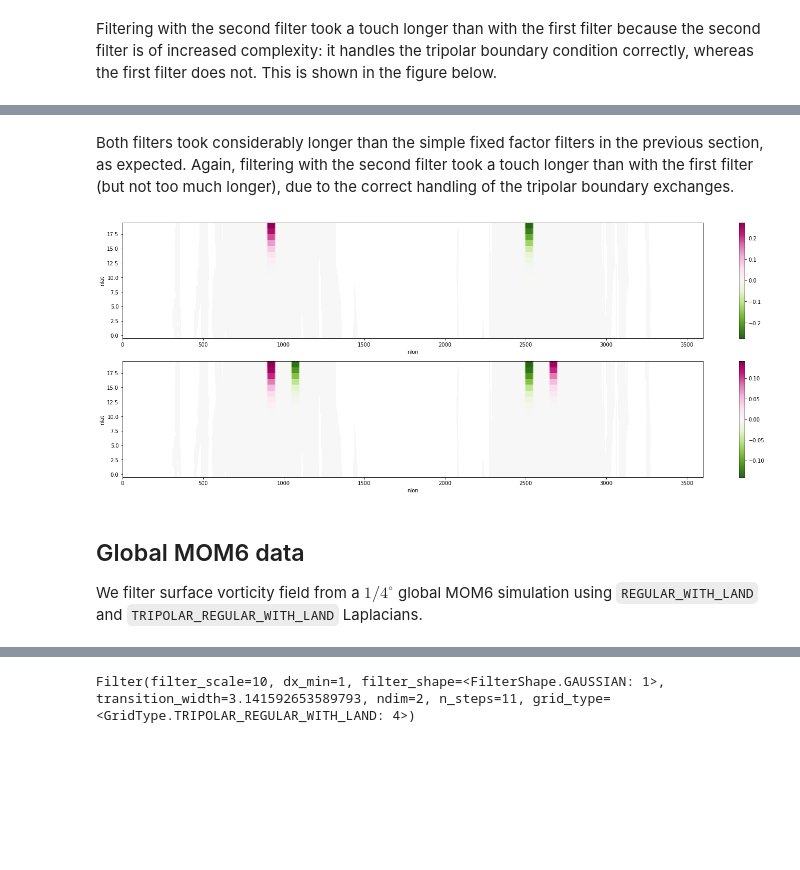
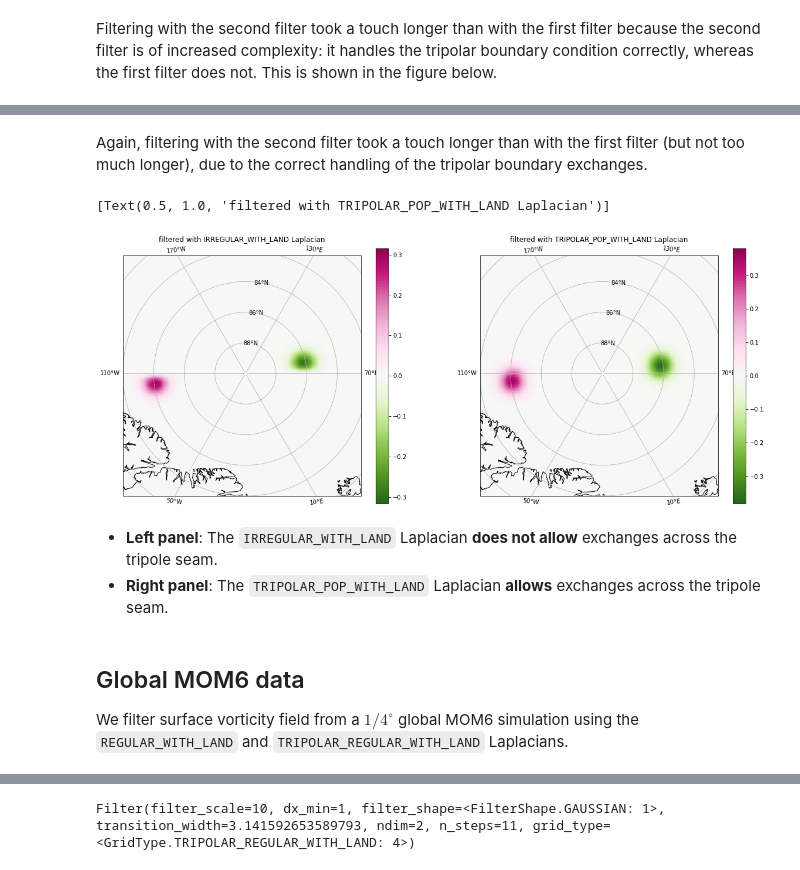
Before and after one commit to ocean-eddy-cpt/gcm-filters, a Jupyter notebook: docs/tutorial_tripole_grid.ipynb, the cells around one changed output, grey strips where cells are left out. Cells and saved outputs as stored; diff of their text form; code cells hidden in the pictures; blank space fills up the shorter version.

```diff
--- a/docs/tutorial_tripole_grid.ipynb
+++ b/docs/tutorial_tripole_grid.ipynb
@@ -218,13 +227,25 @@ Wall time: 37.3 s
 # %% [markdown]
-Both filters took considerably longer than the simple fixed factor filters in the previous section, as expected. Again, filtering with the second filter took a touch longer than with the first filter (but not too much longer), due to the correct handling of the tripolar boundary exchanges.
+Again, filtering with the second filter took a touch longer than with the first filter (but not too much longer), due to the correct handling of the tripolar boundary exchanges.
-# %%
-fig,axs = plt.subplots(2,1,figsize=(25,9))
-delta_filtered_regular_with_land.isel(nlat=yslice).plot(ax=axs[0], cmap='PiYG_r')
-delta_filtered_tripolar_regular_with_land.isel(nlat=yslice).plot(ax=axs[1], cmap='PiYG_r');
-# %% [output]
-[figure, removed]
+# %%
+fig,axs = plt.subplots(1,2,figsize=(20,8),subplot_kw={'projection':ccrs.NorthPolarStereo(central_longitude=-20.0)})
+delta_filtered_irregular_with_land.plot(ax=axs[0], x='TLONG', y='TLAT', cmap='PiYG_r', transform=ccrs.PlateCarree())
+delta_filtered_tripolar_pop_with_land.plot(ax=axs[1], x='TLONG', y='TLAT', cmap='PiYG_r', transform=ccrs.PlateCarree())
+for ax in axs.flatten():
+    ax.coastlines()
+    gl = ax.gridlines(draw_labels=True)
+    gl.xlocator = mticker.FixedLocator(np.arange(-170,180,60))
+    gl.ylocator = mticker.FixedLocator(np.arange(80,90,2))
+    ax.set_extent([-20, 340, 82, 90], ccrs.PlateCarree())
+axs[0].set(title='filtered with IRREGULAR_WITH_LAND Laplacian')
+axs[1].set(title='filtered with TRIPOLAR_POP_WITH_LAND Laplacian')
+# %% [output]
+[Text(0.5, 1.0, 'filtered with TRIPOLAR_POP_WITH_LAND Laplacian')]
+[figure, added]
+# %% [markdown]
+* **Left panel**: The `IRREGULAR_WITH_LAND` Laplacian **does not allow** exchanges across the tripole seam.
+* **Right panel**: The `TRIPOLAR_POP_WITH_LAND` Laplacian **allows** exchanges across the tripole seam.
 # %% [markdown]
 ## Global MOM6 data
 
-We filter surface vorticity field from a $1/4^{\circ}$ global MOM6 simulation using `REGULAR_WITH_LAND` and `TRIPOLAR_REGULAR_WITH_LAND` Laplacians.
+We filter surface vorticity field from a $1/4^{\circ}$ global MOM6 simulation using the `REGULAR_WITH_LAND` and `TRIPOLAR_REGULAR_WITH_LAND` Laplacians.
 # %%
```
Also changed, not shown: parts of 25 cells of this notebook.
